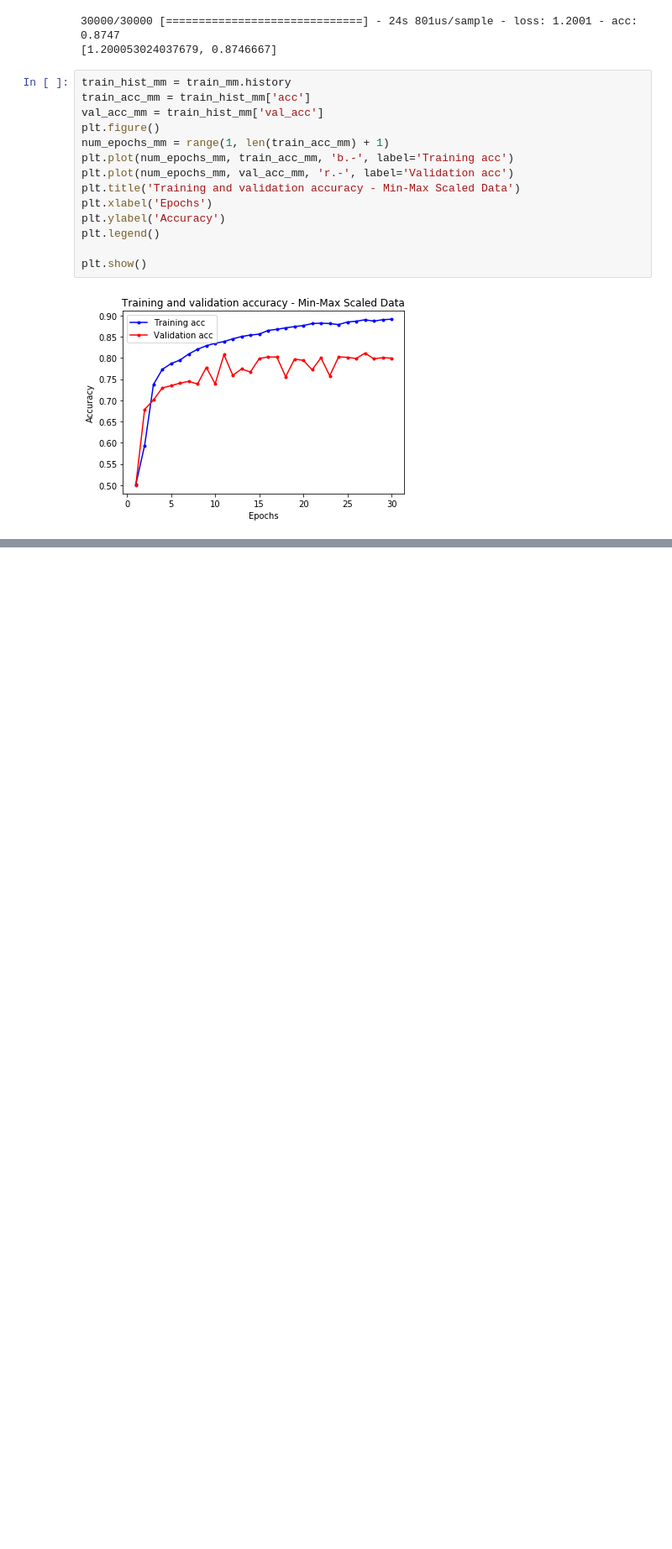
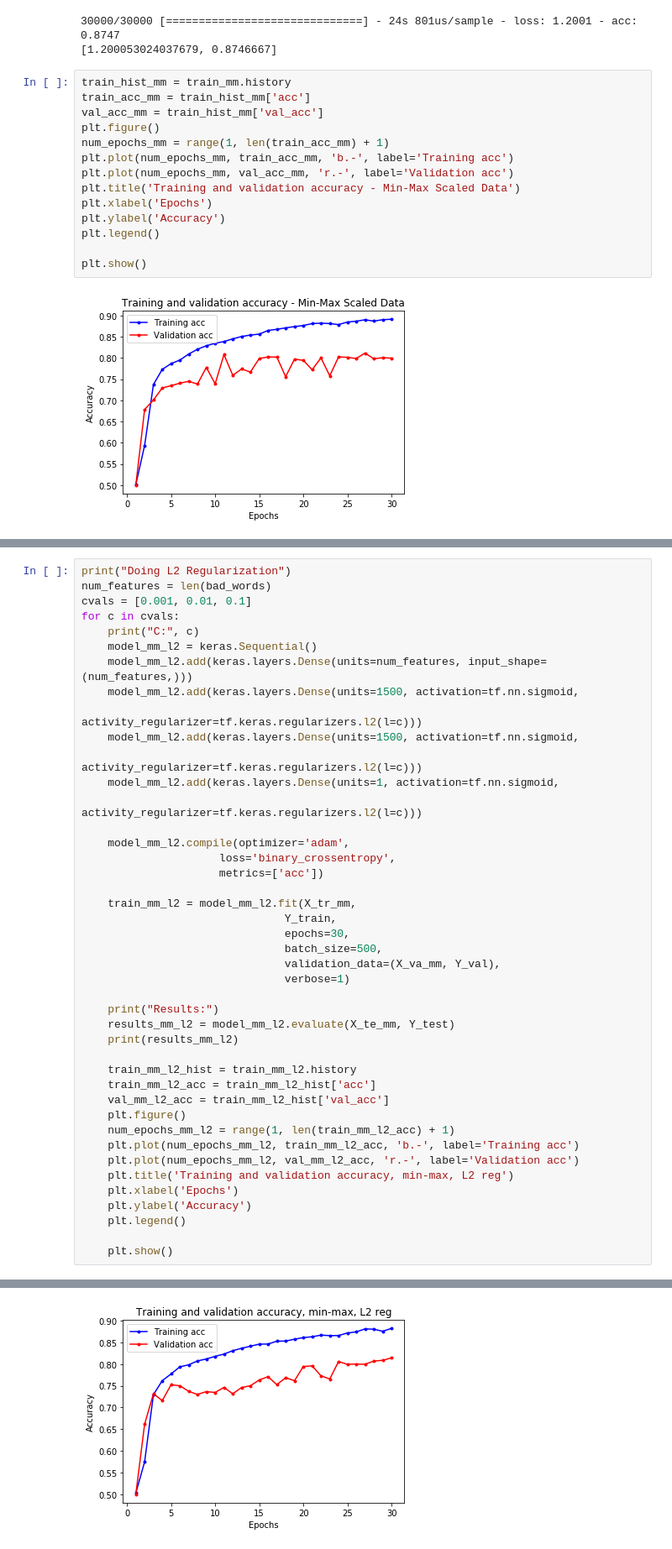
Before and after one commit to cinderlee/MachineLearningProject, a Jupyter notebook: Neural Network.ipynb, the cells around one changed output, grey strips where cells are left out. Shown at 84% size. Drawn from its saved outputs; the diff is of its cells as text; blank space fills up the shorter version.

Commit message:
Doing L1 and L2 for min-max

```diff
--- a/Neural Network.ipynb
+++ b/Neural Network.ipynb
@@ -802,0 +803,44 @@ Results:
+# %%
+print("Doing L2 Regularization")
+num_features = len(bad_words)
+cvals = [0.001, 0.01, 0.1]
+for c in cvals:
+    print("C:", c)
+    model_mm_l2 = keras.Sequential()
+    model_mm_l2.add(keras.layers.Dense(units=num_features, input_shape=(num_features,)))
+    model_mm_l2.add(keras.layers.Dense(units=1500, activation=tf.nn.sigmoid,
+                                    activity_regularizer=tf.keras.regularizers.l2(l=c)))
+    model_mm_l2.add(keras.layers.Dense(units=1500, activation=tf.nn.sigmoid,
+                                    activity_regularizer=tf.keras.regularizers.l2(l=c)))
+    model_mm_l2.add(keras.layers.Dense(units=1, activation=tf.nn.sigmoid,
+                                    activity_regularizer=tf.keras.regularizers.l2(l=c)))
+
+    model_mm_l2.compile(optimizer='adam',
+                     loss='binary_crossentropy',
+                     metrics=['acc'])
+
+    train_mm_l2 = model_mm_l2.fit(X_tr_mm,
+                               Y_train,
+                               epochs=30,
+                               batch_size=500,
+                               validation_data=(X_va_mm, Y_val),
+                               verbose=1)
+
+    print("Results:")
+    results_mm_l2 = model_mm_l2.evaluate(X_te_mm, Y_test)
+    print(results_mm_l2)
+
+    train_mm_l2_hist = train_mm_l2.history
+    train_mm_l2_acc = train_mm_l2_hist['acc']
+    val_mm_l2_acc = train_mm_l2_hist['val_acc']
+    plt.figure()
+    num_epochs_mm_l2 = range(1, len(train_mm_l2_acc) + 1)
+    plt.plot(num_epochs_mm_l2, train_mm_l2_acc, 'b.-', label='Training acc')
+    plt.plot(num_epochs_mm_l2, val_mm_l2_acc, 'r.-', label='Validation acc')
+    plt.title('Training and validation accuracy, min-max, L2 reg')
+    plt.xlabel('Epochs')
+    plt.ylabel('Accuracy')
+    plt.legend()
+
+    plt.show()
+# %% [output]
@@ -802,0 +864 @@ Results:
+[figure, added]
```
Also changed, not shown: parts of 2 cells of this notebook.
